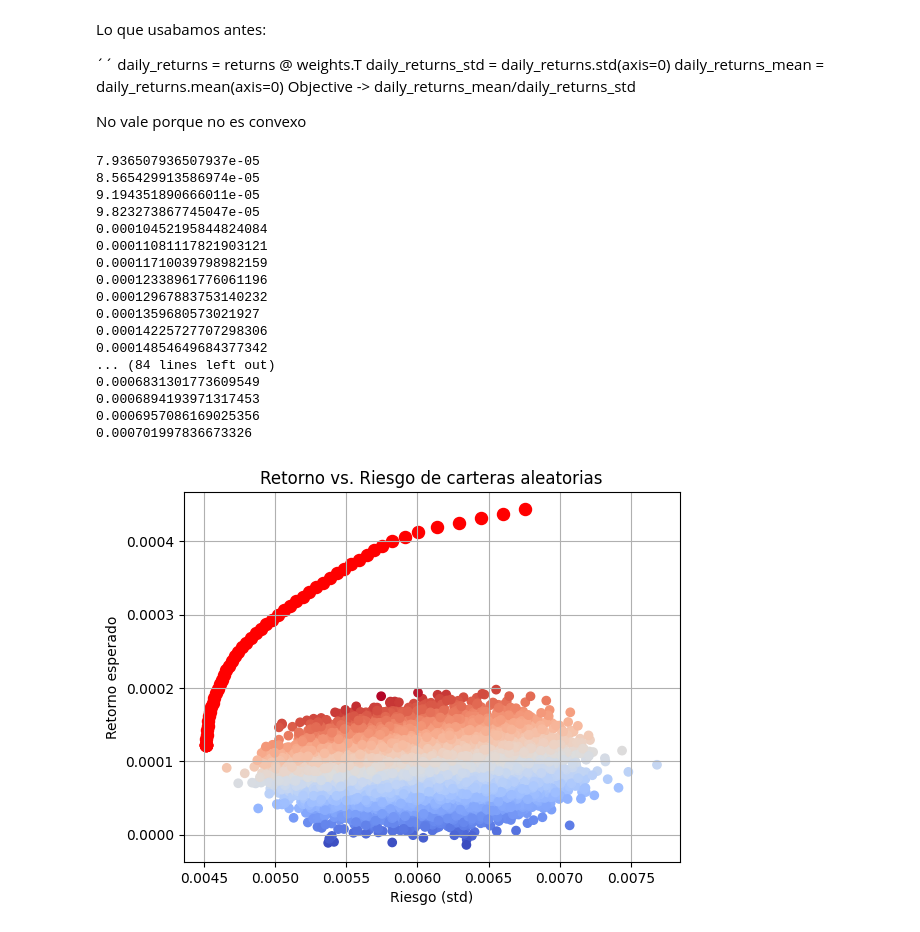
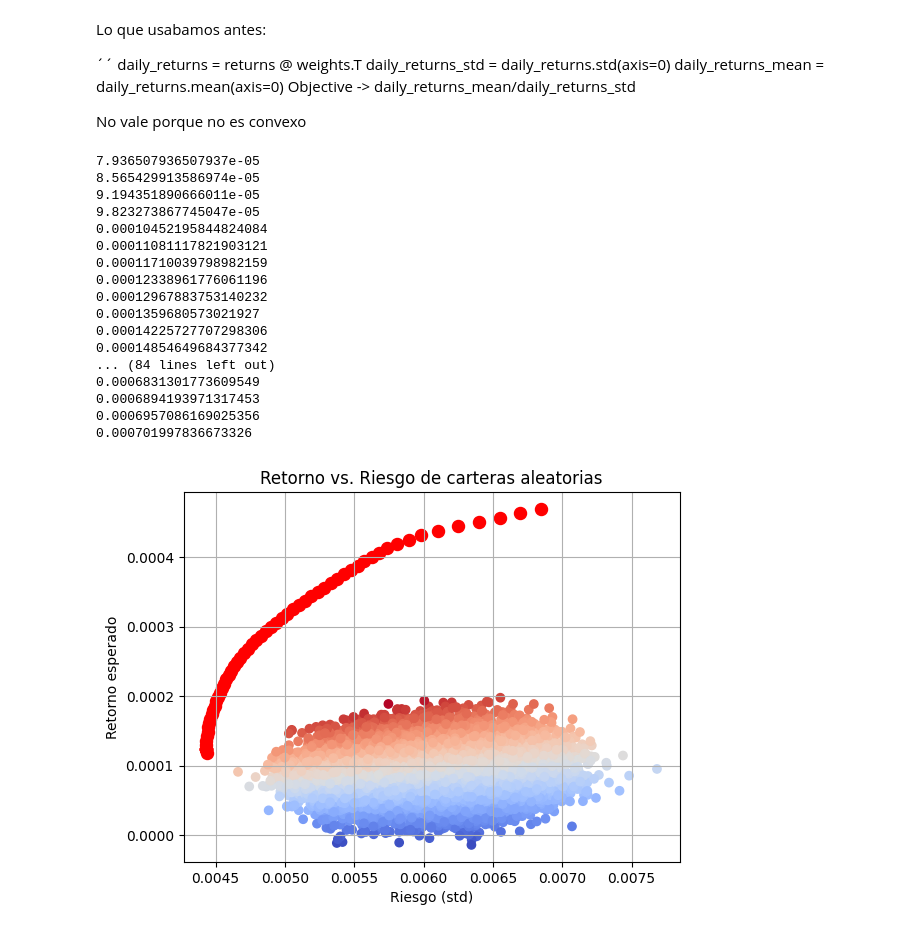
Before and after one commit to Juanjod54/MIAX_TB2.4, a Jupyter notebook: gestion_carteras.ipynb, the cells around one changed output. Drawn from its saved outputs; the diff is of its cells as text; code cells hidden in the pictures.

```diff
--- a/gestion_carteras.ipynb
+++ b/gestion_carteras.ipynb
@@ -148,7 +148,7 @@ portfolio_variance = cp.quad_form(best_weights[:-1], returns_cov.values)
 
 constraints = [
     cp.sum(best_weights) == 1, # Todo el capital debe estar invertido
-    best_weights[:-1] <= 4/n_assets, # forzar diversificacion
+    best_weights[:-1] <= 5/n_assets, # forzar diversificacion
     best_weights[-1] <= 0.1, # El activo de renta fija debe pesar como mucho un 10%
     best_weights >= 0, # No se permiten posiciones cortas
     best_weights[drop_indexes] == 0, # Evitamos dar peso a los activos muy relacionados o con curtosis alta
@@ -169,34 +169,34 @@ for r in np.linspace(fixed_income_return, returns_means.max(), 100):
         sharpe_ratio = (ret - fixed_income_return) / vol if vol > 0 else 0
         row = np.concatenate([[ret], [vol], [sharpe_ratio], best_weights.value])
         results.append(row)
 
 columns = ["return", "volatility", "sharpe"] + [f"asset{i}" for i in range(n_assets - 1)] + ["Renta Fija"]
 portfolio_results = pd.DataFrame(results, columns=columns)
 portfolio_results = portfolio_results.sort_values(by="sharpe", ascending=False)
 
 best_sharpe = portfolio_results.iloc[0]
 best_sharpe_weights = best_sharpe[3:]
 
 plot_sharpe(returns, mask, frontier=portfolio_results[['return', 'volatility']])
 # %% [output]
 7.936507936507937e-05
 8.565429913586974e-05
 9.194351890666011e-05
 9.823273867745047e-05
 0.00010452195844824084
 0.00011081117821903121
 0.00011710039798982159
 0.00012338961776061196
 0.00012967883753140232
 0.0001359680573021927
 0.00014225727707298306
 0.00014854649684377342
 ... (84 lines left out)
 0.0006831301773609549
 0.0006894193971317453
 0.0006957086169025356
 0.000701997836673326
-[figure, old version]
+[figure, new version]
 # %%
 portfolio_results
 # %% [output]
```
Also changed, not shown: parts of 4 cells of this notebook.
